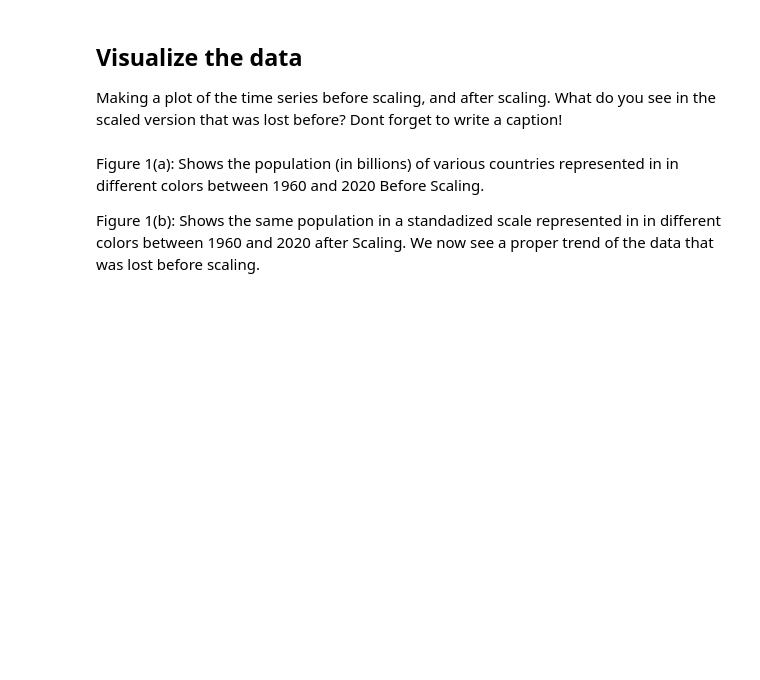
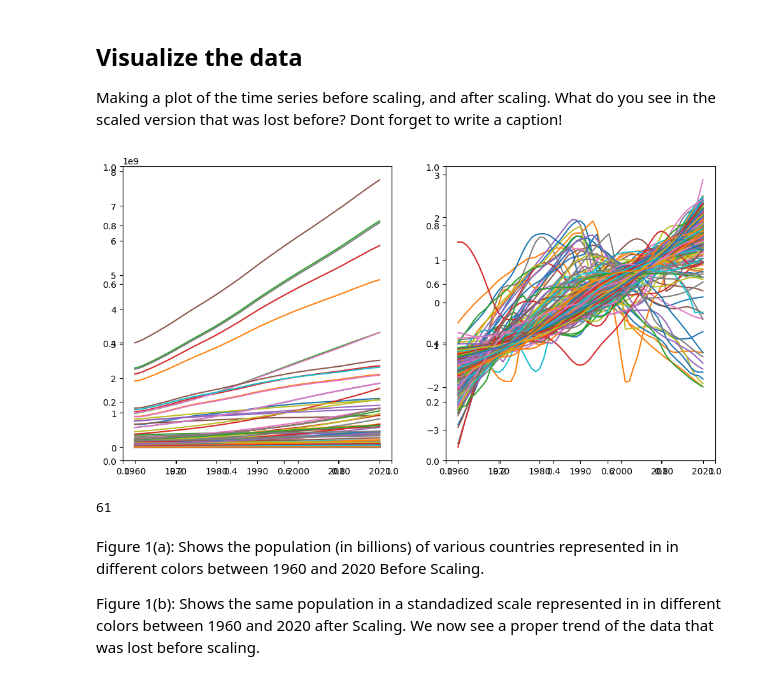
Before and after one commit to Anna-Battaglia/MLPNS_ABattaglia, a Jupyter notebook: Copia_di_TimeSeriesClustering_instructions.ipynb, the cells around one changed output. Cells and saved outputs as stored; diff of their text form; code cells hidden in the pictures; blank space fills up the shorter version.

```diff
--- a/Copia_di_TimeSeriesClustering_instructions.ipynb
+++ b/Copia_di_TimeSeriesClustering_instructions.ipynb
@@ -45,7 +38,7 @@ Finally, will set the country name as the index for this dataframe. Will do that
 # %%
 #reading in the data from the excel in the github repo, subfolder clustering
 #use skiprows to gewt the right format
-pop_df = pd.read_excel(... skiprows=..)
+pop_df = pd.read_excel('https://github.com/fedhere/MLPNS_FBianco/blob/main/clustering/SP.POP.TOTL_downloadformat=excel?raw=true',skiprows=3)
 pop_df
 # %% [output]
 |  | Country Name | Country Code | Indicator Name | Indicator Code | 1960 | 1961 | 1962 | 1963 | ... |
@@ -115,6 +108,6 @@ msno.matrix(pop_df);
 # %%
 #would you drop _rows_ with missing values, or _columns_ ?
 #choose the right axis in this call
-pop_df_clean = pop_df.dropna(axis = ....)
+pop_df_clean = pop_df.dropna(axis = 0)
 # %%
 #Determining the shape of the data
@@ -161,7 +191,27 @@ print(pop_standard.mean(axis=...), pop_standard.std(axis=...)) #all means should
 Making a plot of the time series before scaling, and after scaling. What do you see in the scaled version that was lost before? Dont forget to write a caption!
 # %%
 # looking at the data
+years=np.arange(1960,2021)
+Nstates=len(pop_df_clean)
+
 fig, ax = pl.subplots(1,2, figsize=(12,6)) #plot the original and standardized plot side by side
+
+grafico = fig.add_subplot(121)
+
+for i in range(Nstates):
+  grafico.plot(years, pop_df_clean.iloc[i])
+
+grafico = fig.add_subplot(122)
+
+for i in range(Nstates):
+  grafico.plot(years, pop_standard[i,:])
+# %% [output]
+[figure, added]
+# %%
+#pop_df.loc['Kosovo'].unique
+len(pop_df.iloc[0])
+# %% [output]
+61
 # %% [markdown]
 Figure 1(a): Shows the population (in billions) of various countries represented in in different colors between 1960 and 2020 Before Scaling.
 
```
Also changed, not shown: parts of 11 cells of this notebook.
